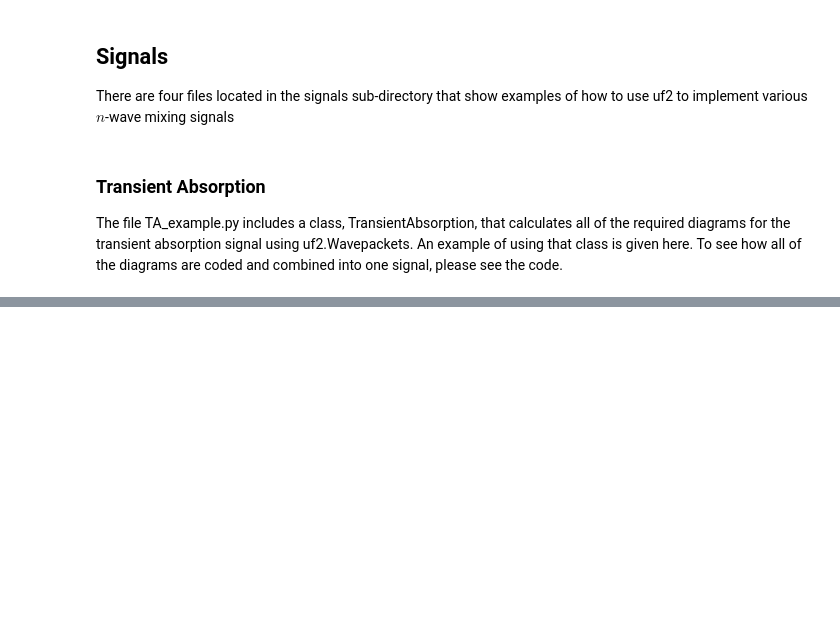
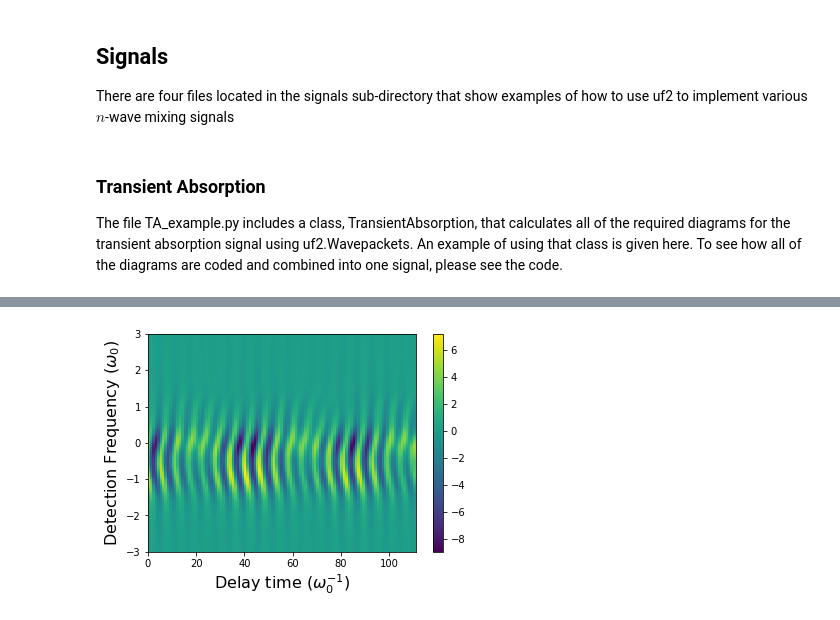
Before and after one commit to peterarose/ultrafastultrafast, a Jupyter notebook: UF2_Colab.ipynb, the cells around one changed output, grey strips where cells are left out. Saved outputs shown, nothing was run; the diff lists cells and outputs as text; code cells hidden in the pictures; blank space fills up the shorter version.

```diff
--- a/UF2_Colab.ipynb
+++ b/UF2_Colab.ipynb
@@ -261,13 +300,15 @@ ta.set_inhomogeneous_linewidth(0.225)
 # %%
 # Pick delay times of interest.  The code is written in such a way that negative delay times cannot be calculated.
 # This is a limitation of the implementation, not of the method
-delay_times = np.arange(0,90,1) #delay times must coincide with time mesh calculation is performed on
+delay_times = np.arange(0,112,1) #delay times must coincide with time mesh calculation is performed on
 
 # The class TransientAbsorption includes all necessary diagrams for calculating the TA signal
 
 spectra = ta.calculate_pump_probe_spectra_vs_delay_time(delay_times)
 ta.save_pump_probe_spectra_vs_delay_time()
-ta.plot_pump_probe_spectra(frequency_range = [-5,5],subtract_DC=True,save_fig=True)
+ta.plot_pump_probe_spectra(frequency_range = [-3,3],subtract_DC=True,save_fig=True)
+# %% [output]
+[figure, added]
 # %%
 ta_iso = uf2.signals.TransientAbsorptionIsotropicAverage(file_path,pol_seq,dt=dt,num_conv_points=M,
                                                          initial_state=psi0_state, total_num_time_points=total_t)
```
Also changed, not shown: parts of 16 cells of this notebook, 2 other files.
